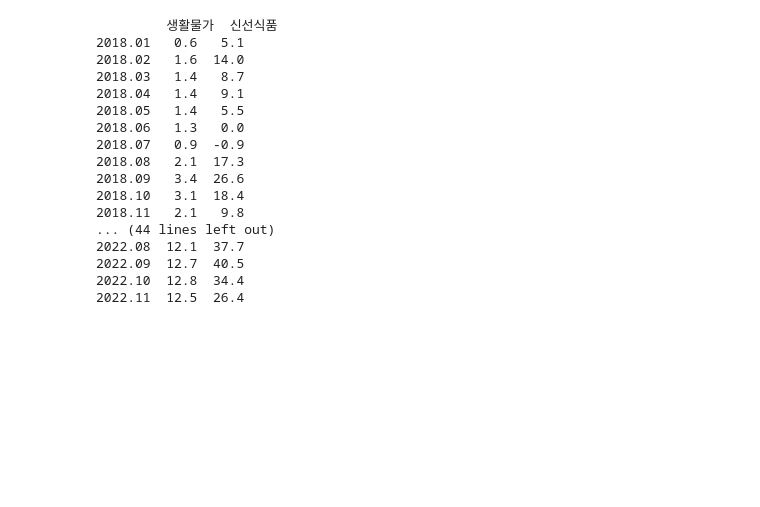
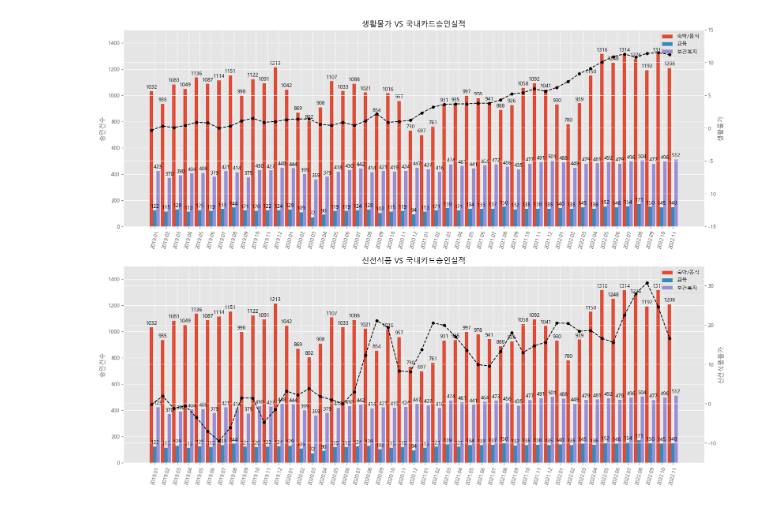
Before and after one commit to Frankensosege/Mini_prj, a Jupyter notebook: Semi Project.ipynb, the cells around one changed output. Cells and saved outputs as stored; diff of their text form; code cells hidden in the pictures; blank space fills up the shorter version.

```diff
--- a/Semi Project.ipynb
+++ b/Semi Project.ipynb
@@ -7,4 +7,5 @@ import matplotlib.pyplot as plt
 from matplotlib import font_manager, rc
 
 plt.rc('font', family='Malgun Gothic')
+plt.rcParams['axes.unicode_minus'] = False
 # %%
@@ -89,11 +126,12 @@ df2 = df2.drop('지수종류(1)', axis=1)
 df_idx = pd.DataFrame(df2.iloc[2:4])
 
 df_idx.index = ['생활물가', '신선식품']
-df_idx = df_idx.T
+df_idx_T = df_idx.T
 
-for idx in df_idx.index:
-    if len(idx) > 7:
-        df_idx.drop(idx, axis=0, inplace=True)
+df_idx_T['cols'] = df_idx_T.index
+df_idx_T['cols'] = df_idx_T['cols'].apply(lambda x:len(x)<=7)
+df_idx = df_idx_T.loc[df_idx_T.cols, :]
+df_idx = df_idx.drop('cols', axis=1)
 
 df_idx = df_idx.astype(float)
 
@@ -114,28 +172,10 @@ None
 # %%
+# print(df_idx_cum)
 
+fig = plt.figure(figsize=(20, 15))
+plt = draw_graph(fig, df_app, df_idx_cum)
+plt.style.use('ggplot')
 
-print(df_idx_cum)
-
-# plt.style.use('ggplot')
-
-# df1.plot(kind='line', figsize=(20, 10))
-
-# plt.show()
+plt.show()
 # %% [output]
-         생활물가  신선식품
-2018.01   0.6   5.1
-2018.02   1.6  14.0
-2018.03   1.4   8.7
-2018.04   1.4   9.1
-2018.05   1.4   5.5
-2018.06   1.3   0.0
-2018.07   0.9  -0.9
-2018.08   2.1  17.3
-2018.09   3.4  26.6
-2018.10   3.1  18.4
-2018.11   2.1   9.8
-... (44 lines left out)
-2022.08  12.1  37.7
-2022.09  12.7  40.5
-2022.10  12.8  34.4
-2022.11  12.5  26.4
+[figure, added]
```
Also changed, not shown: parts of 8 cells of this notebook, 2 other files.
